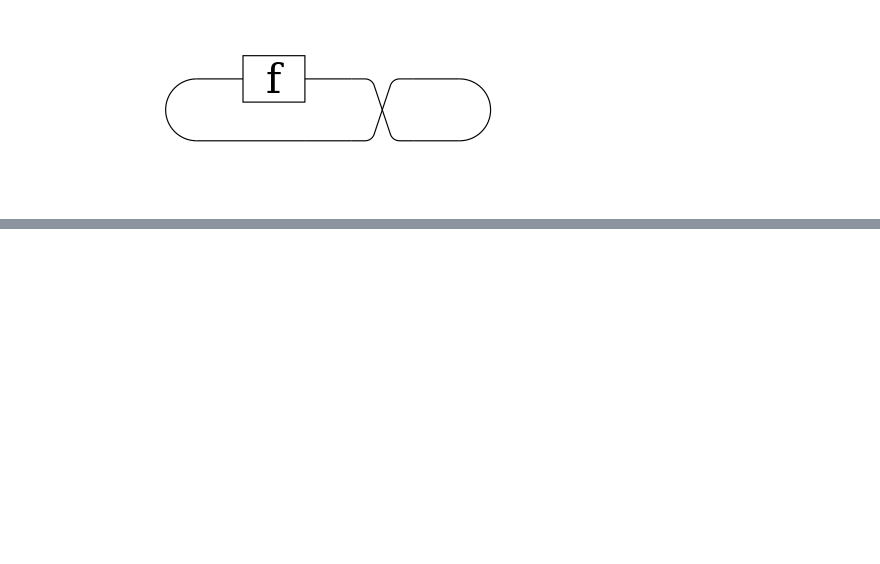
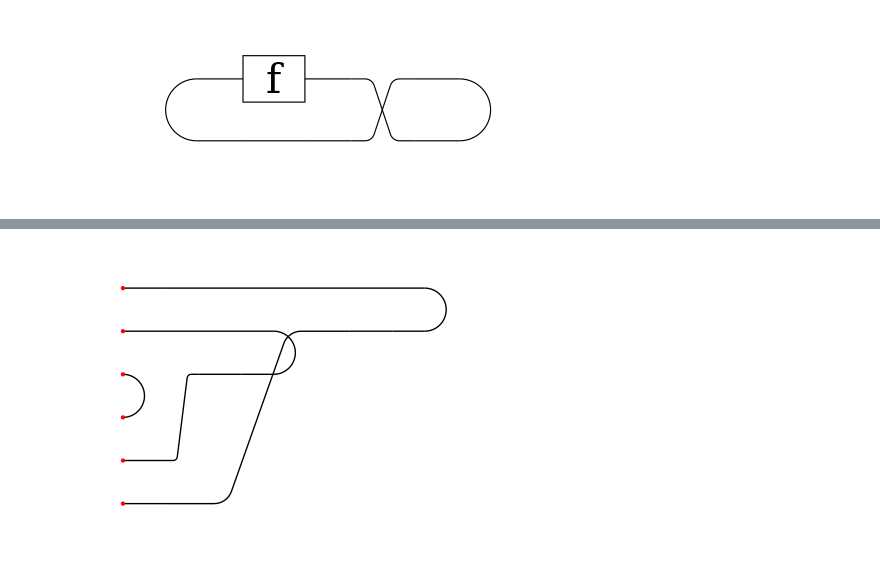
Before and after one commit to benzrf/compact-closed, a Jupyter notebook: StringDiagrams2.ipynb, the cells around one changed output, grey strips where cells are left out. Cells and saved outputs as stored; diff of their text form; code cells hidden in the pictures; blank space fills up the shorter version.

```diff
--- a/StringDiagrams2.ipynb
+++ b/StringDiagrams2.ipynb
@@ -289,7 +294,7 @@ renderFree = go
         go l@(Labelled (c:_)) = uncurry (boxNode c) (arity l)
 
         go i@Id = renderID i
-        go (f :>>> g) = go f >>> go g
+        go (f :>>> g) = go f >:> go g
 
         go (Bimap f g) = go f <> go g
 
@@ -301,9 +306,9 @@ renderFree = go
         go r@Runit = renderID r
         go ur@Unrunit = renderID ur
 
-        -- all the rest only work for generator objects!
+        -- TODO all the rest only work for generator objects!
         go Braid = braidSD
         go Unbraid = braidSD
 
-        go Ev = ev
-        go Coev = coev
+        go Ev = sdEv
+        go Coev = sdCoev
@@ -322,0 +328,6 @@ renderFree (CompactClosed.Operations.tensorDual ::
+# %%
+-- something has gone wrong here...
+renderFree (rmap (lmap (rmap (lmap ev >>> lunit) >>> ev) >>> lunit) >>> ev ::
+  [free| V* ⊗ (W* ⊗ (X* ⊗ X) ⊗ W) ⊗ V -> 1 |])
+# %% [output]
+[figure, added]
```
Also changed, not shown: parts of 18 cells of this notebook, 3 other files.
